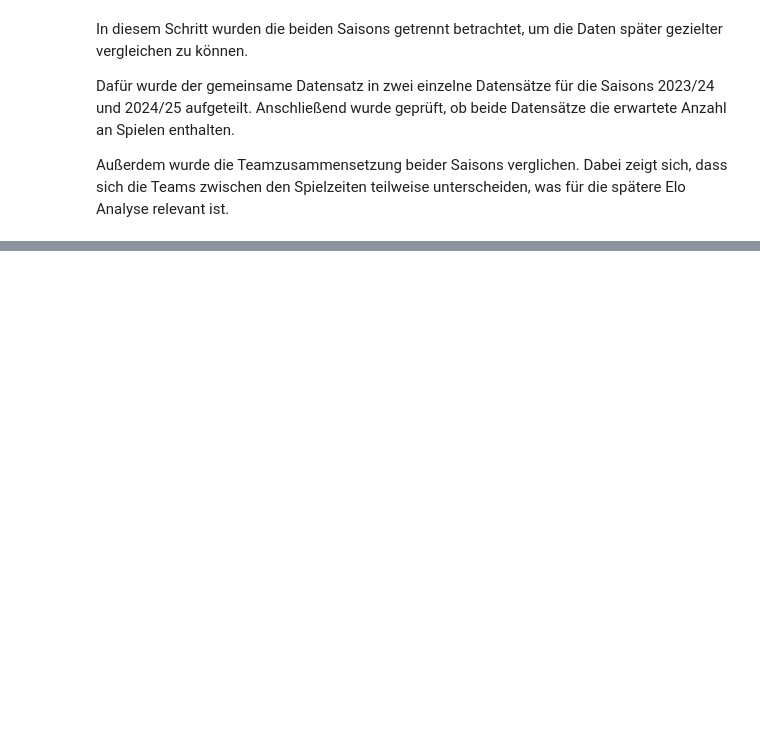
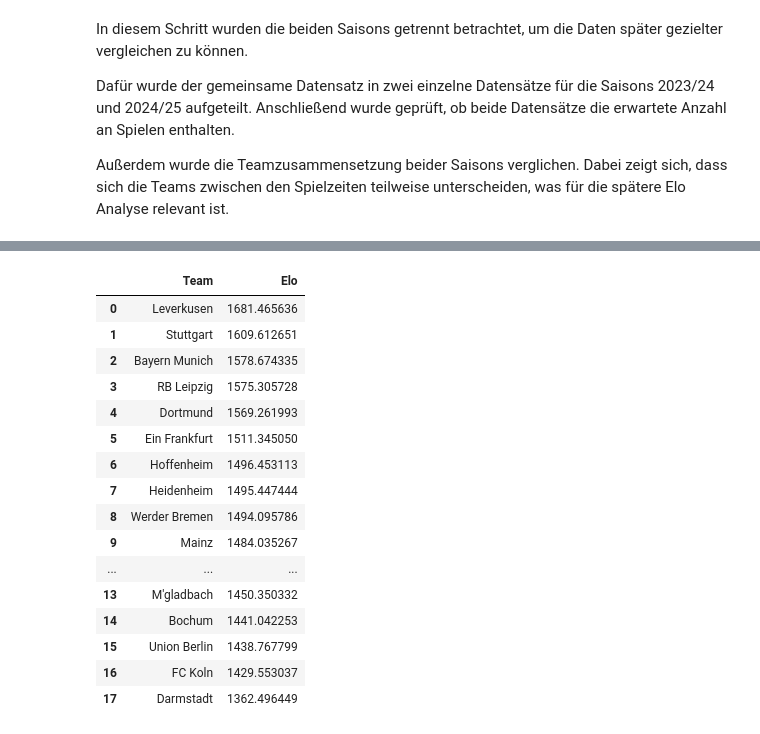
Before and after one commit to Berkedmy/Final_Projekt, a Jupyter notebook: notebooks/01_data_check.ipynb, the cells around one changed output, grey strips where cells are left out. Saved outputs shown, nothing was run; the diff lists cells and outputs as text; code cells hidden in the pictures; blank space fills up the shorter version.

```diff
--- a/notebooks/01_data_check.ipynb
+++ b/notebooks/01_data_check.ipynb
@@ -583,0 +724,20 @@ Außerdem wurde die Teamzusammensetzung beider Saisons verglichen. Dabei zeigt s
+# %%
+elo_table_2324.head(18)
+# %% [output]
+|  | Team | Elo |
+| 0 | Leverkusen | 1681.465636 |
+| 1 | Stuttgart | 1609.612651 |
+| 2 | Bayern Munich | 1578.674335 |
+| 3 | RB Leipzig | 1575.305728 |
+| 4 | Dortmund | 1569.261993 |
+| 5 | Ein Frankfurt | 1511.345050 |
+| 6 | Hoffenheim | 1496.453113 |
+| 7 | Heidenheim | 1495.447444 |
+| 8 | Werder Bremen | 1494.095786 |
+| 9 | Mainz | 1484.035267 |
+| ... | ... | ... |
+| 13 | M'gladbach | 1450.350332 |
+| 14 | Bochum | 1441.042253 |
+| 15 | Union Berlin | 1438.767799 |
+| 16 | FC Koln | 1429.553037 |
+| 17 | Darmstadt | 1362.496449 |
```
Also changed, not shown: parts of 12 cells of this notebook.
